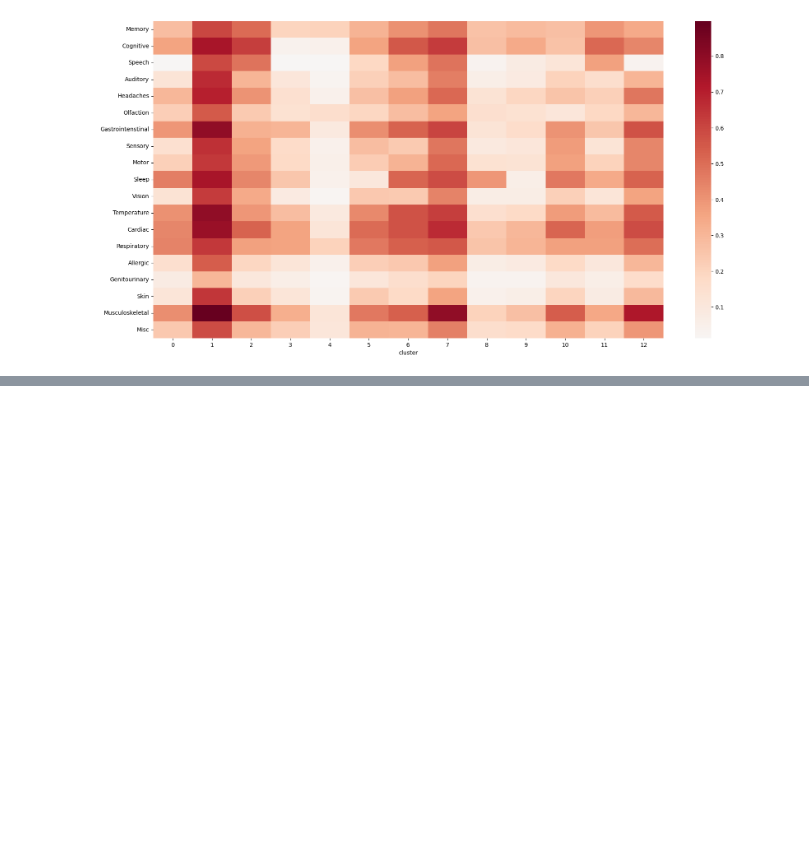
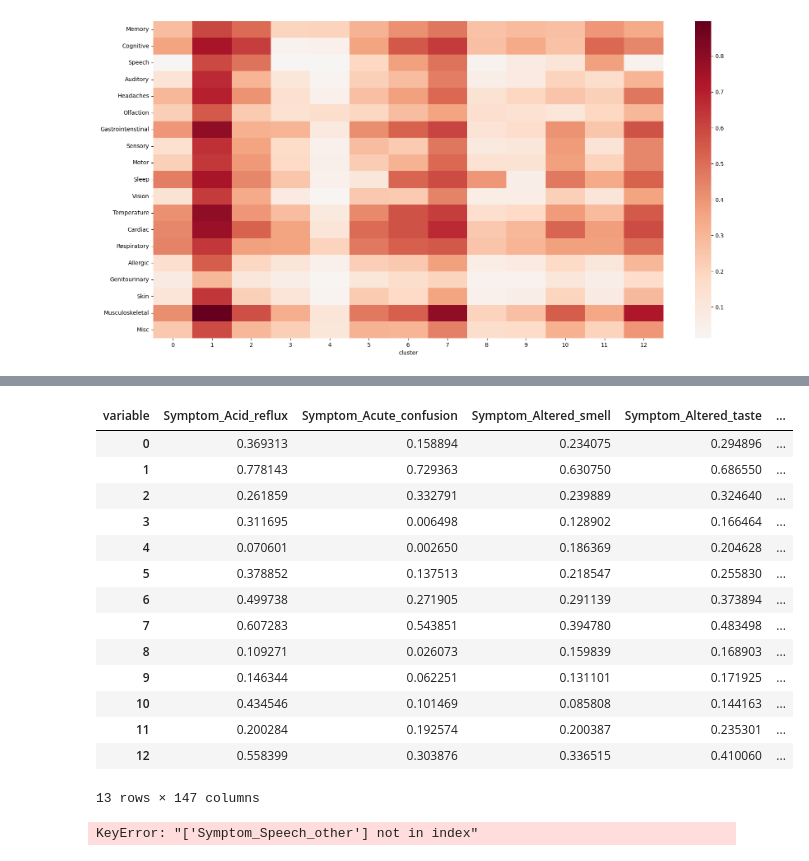
Before and after one commit to leothesouthafrican/PLR, a Jupyter notebook: Tessa/stepmix-121123-sympgrouping.ipynb, the cells around one changed output, grey strips where cells are left out. Cells and saved outputs as stored; diff of their text form; code cells hidden in the pictures; blank space fills up the shorter version.

```diff
--- a/Tessa/stepmix-121123-sympgrouping.ipynb
+++ b/Tessa/stepmix-121123-sympgrouping.ipynb
@@ -342,0 +505,31 @@ groups_df[groups_df['group'].isin(['Misc','misc']) == False]
+# %%
+weights_full = pd.read_csv("output/stepmix_13_111023_mmdf.csv", index_col=0)
+# %%
+weights_full = weights_full.T
+# %%
+weights_full
+# %% [output]
+| variable | Symptom_Acid_reflux | Symptom_Acute_confusion | Symptom_Altered_smell | Symptom_Altered_taste | ... |
+| 0 | 0.369313 | 0.158894 | 0.234075 | 0.294896 | ... |
+| 1 | 0.778143 | 0.729363 | 0.630750 | 0.686550 | ... |
+| 2 | 0.261859 | 0.332791 | 0.239889 | 0.324640 | ... |
+| 3 | 0.311695 | 0.006498 | 0.128902 | 0.166464 | ... |
+| 4 | 0.070601 | 0.002650 | 0.186369 | 0.204628 | ... |
+| 5 | 0.378852 | 0.137513 | 0.218547 | 0.255830 | ... |
+| 6 | 0.499738 | 0.271905 | 0.291139 | 0.373894 | ... |
+| 7 | 0.607283 | 0.543851 | 0.394780 | 0.483498 | ... |
+| 8 | 0.109271 | 0.026073 | 0.159839 | 0.168903 | ... |
+| 9 | 0.146344 | 0.062251 | 0.131101 | 0.171925 | ... |
+| 10 | 0.434546 | 0.101469 | 0.085808 | 0.144163 | ... |
+| 11 | 0.200284 | 0.192574 | 0.200387 | 0.235301 | ... |
+| 12 | 0.558399 | 0.303876 | 0.336515 | 0.410060 | ... |
+13 rows × 147 columns
+# %%
+for grouping in groups_df.group.unique():
+    # calculate the average score for each symptom in the group for each cluster in 'cluster'
+    keepcols = groups_df.loc[groups_df.group == grouping, 'symptom'].tolist()
+    groupsymps = weights_full.loc[:, keepcols]
+
+    # anydf[grouping] = groupsymps.any(axis=1).astype(int)
+# %% [output]
+KeyError: "['Symptom_Speech_other'] not in index"
```
Also changed, not shown: parts of 37 cells of this notebook, 3 other files.
